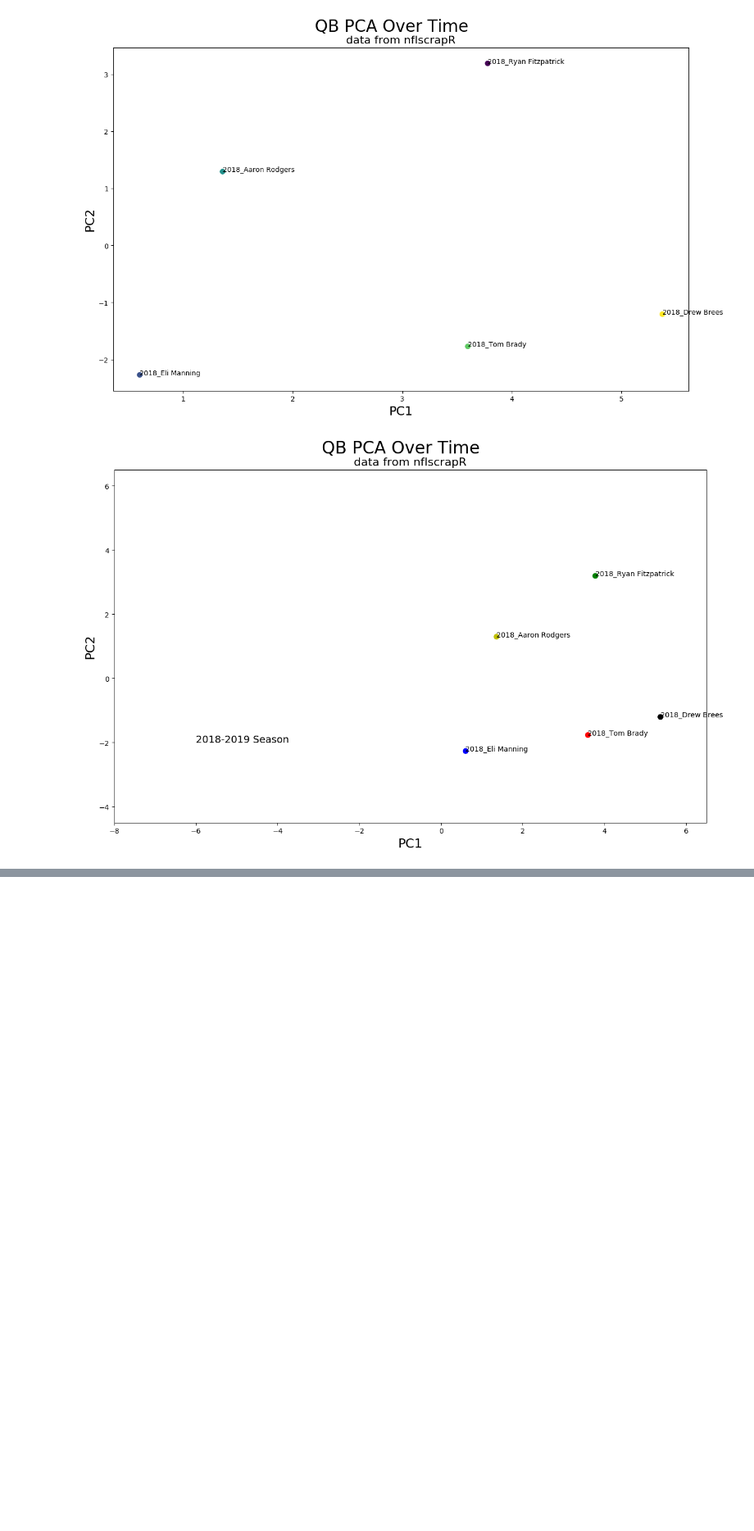
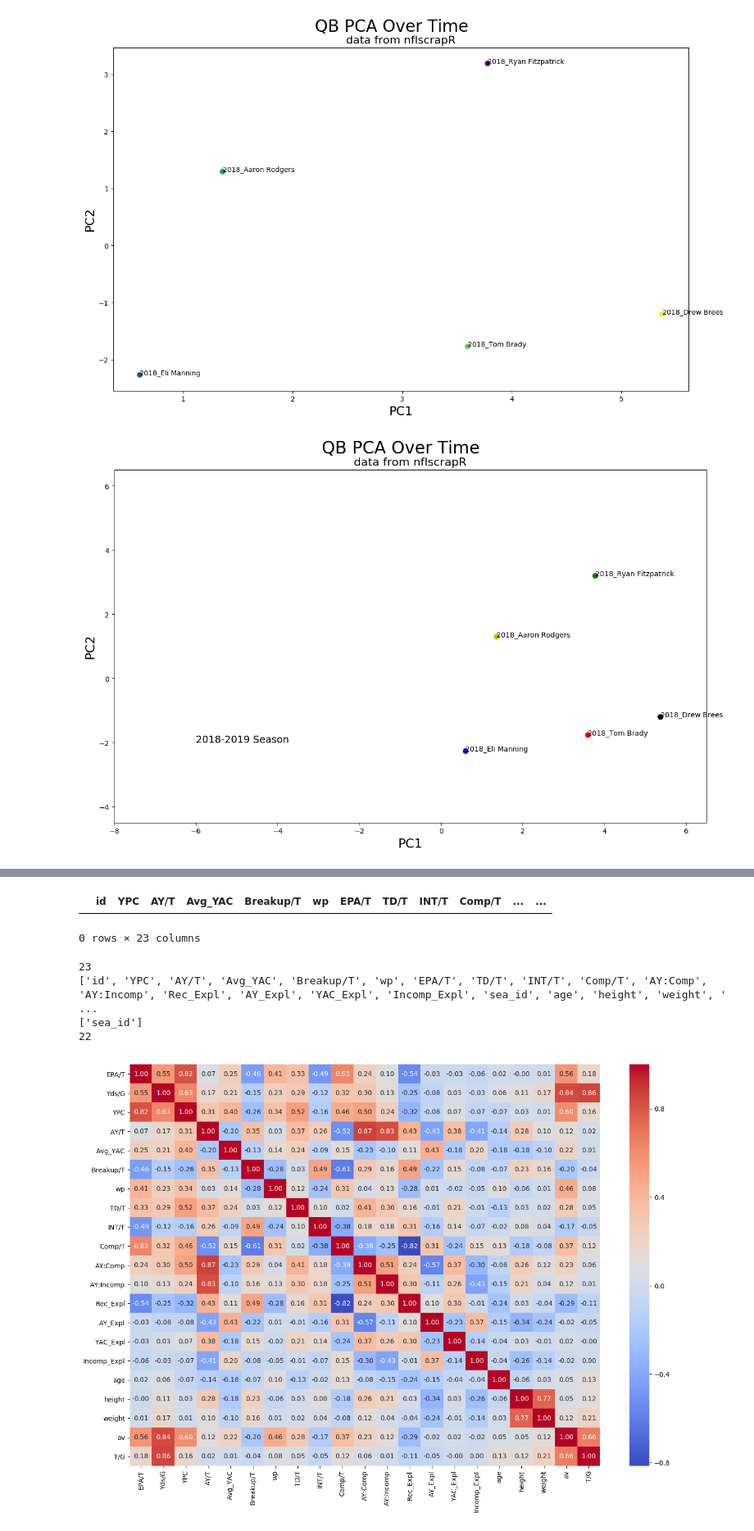
Before and after one commit to btatkinson/player_vectors, a Jupyter notebook: player_vectors.ipynb, the cells around one changed output, grey strips where cells are left out. Shown at 82% size. Cells and saved outputs as stored; diff of their text form; code cells hidden in the pictures; blank space fills up the shorter version.

Commit message:
done graphing WR

```diff
--- a/player_vectors.ipynb
+++ b/player_vectors.ipynb
@@ -729,0 +845,7 @@ See the caveats in the documentation: http://pandas.pydata.org/pandas-docs/stabl
+# %%
+# targets (will do per game later)
+targets = recs.groupby(['id'])['complete_pass'].count().reset_index()
+targets = targets.rename(columns={'complete_pass':'targets'})
+yards = recs.groupby(['id'])['yards_gained'].sum().reset_index()
+yards = yards.rename(columns={'yards_gained':'yards'})
+print(targets.head(10))
@@ -729,0 +866,73 @@ See the caveats in the documentation: http://pandas.pydata.org/pandas-docs/stabl
+# %%
+# merge in rushing stats
+rec_dfs = [targets,yards,means,comp_means,incomp_means,rec_expl,comp_expl,yac_expl,incomp_expl]
+for rdf in rec_dfs:
+    gc = pd.merge(how='left',left=gc,right=rdf,on=['id'])
+# %%
+# merge in roster
+roster_merge = roster[['id','sea_id','age','height','weight','av']]
+gc = pd.merge(how='left',left=gc,right=roster_merge,on=['id'])
+# %%
+gc['T/G'] = gc['targets']/gc['game_id']
+gc['Yds/G'] = gc['yards']/gc['game_id']
+gc = gc.drop(columns=['targets','yards','game_id'])
+# %%
+# check for nans
+gc1 = gc[gc.isna().any(axis=1)]
+gc1
+# %% [output]
+|  | id | YPC | AY/T | Avg_YAC | Breakup/T | wp | EPA/T | TD/T | INT/T | Comp/T | ... | ... |
+0 rows × 23 columns
+# %%
+import seaborn as sns
+import matplotlib.pyplot as plt
+
+# change gc column order
+print(len(list(gc)))
+print(list(gc))
+cols = ['id',
+        'EPA/T',
+        'Yds/G',
+        'YPC',
+        'AY/T',
+        'Avg_YAC',
+        'Breakup/T',
+         'wp',
+         'TD/T',
+         'INT/T',
+         'Comp/T',
+         'AY:Comp',
+         'AY:Incomp',
+         'Rec_Expl',
+         'AY_Expl',
+         'YAC_Expl',
+         'Incomp_Expl',
+         'age',
+         'height',
+         'weight',
+         'av',
+         'T/G']
+print(list(set(list(gc))-set(cols)))
+gc = gc[cols]
+print(len(list(gc)))
+
+fig, ax = plt.subplots(figsize=(16, 11))
+
+#saleprice correlation matrix
+sns.heatmap(gc.corr(),
+            cmap='coolwarm',
+            annot=True,
+            fmt=".2f",
+            annot_kws={'size':10},
+            cbar=True,
+            square=False)
+
+plt.show()
+
+fig.savefig('./plots/WR_Heatmap.png', bbox_inches='tight')
+# %% [output]
+23
+['id', 'YPC', 'AY/T', 'Avg_YAC', 'Breakup/T', 'wp', 'EPA/T', 'TD/T', 'INT/T', 'Comp/T', 'AY:Comp', 'AY:Incomp', 'Rec_Expl', 'AY_Expl', 'YAC_Expl', 'Incomp_Expl', 'sea_id', 'age', 'height', 'weight', ' ...
+['sea_id']
+22
+[figure, added]
```
Also changed, not shown: parts of 18 cells of this notebook.
